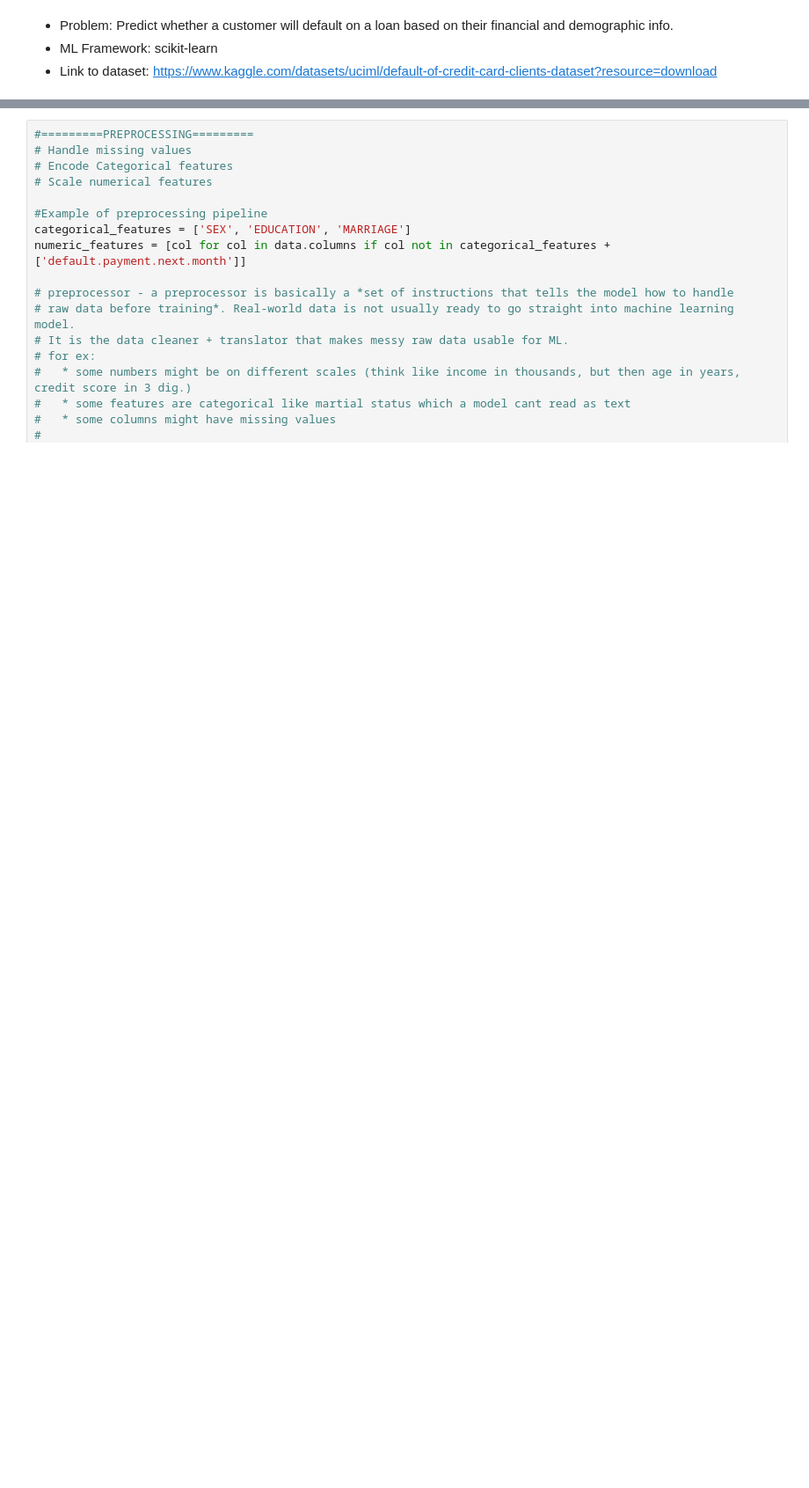
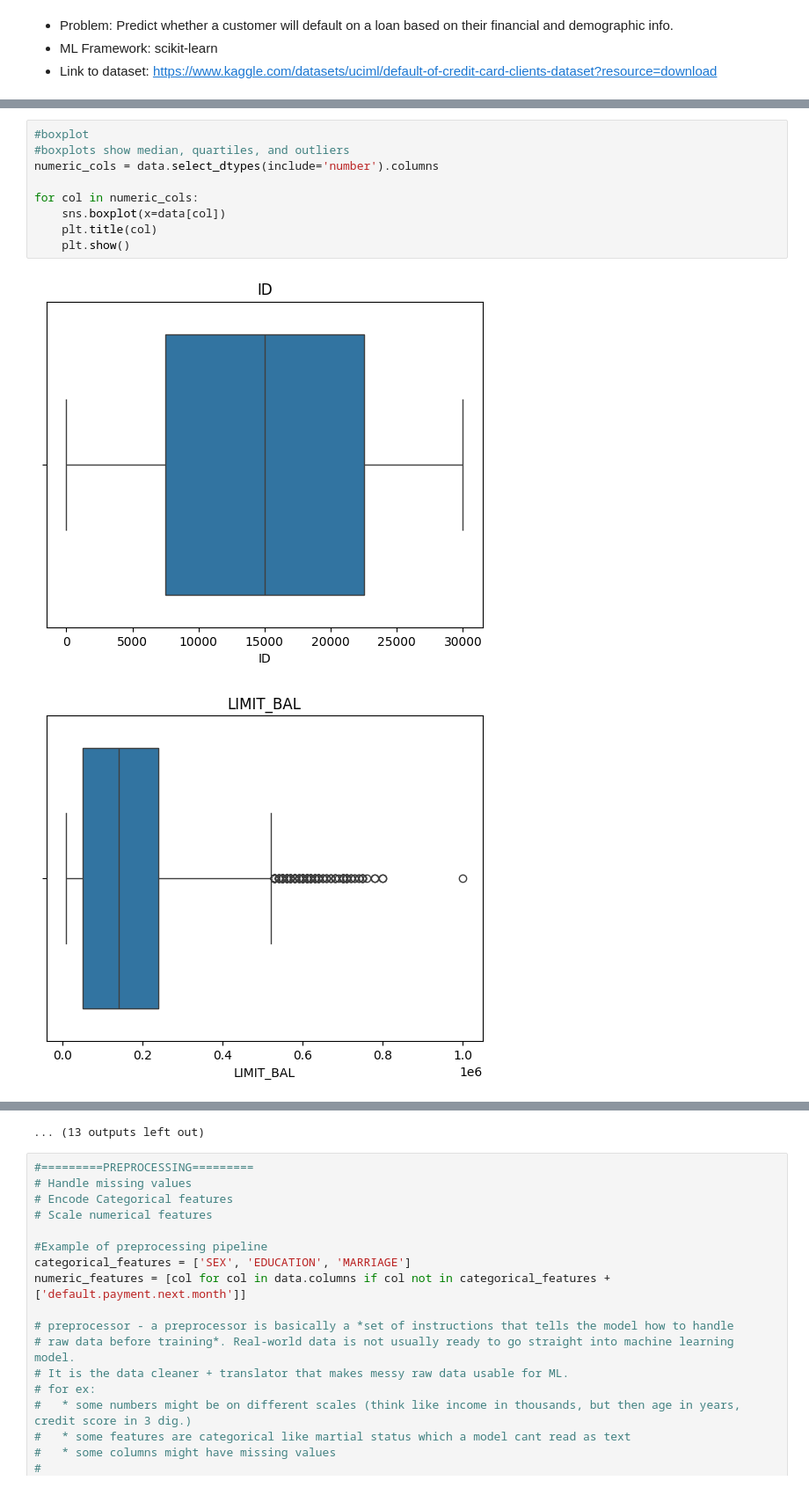
Before and after one commit to medinaisrael-17/credit_default_prediction, a Jupyter notebook: notebooks/credit_default.ipynb, the cells around one changed output, grey strips where cells are left out. Shown at 88% size. Cells and saved outputs as stored; diff of their text form; blank space fills up the shorter version.

```diff
--- a/notebooks/credit_default.ipynb
+++ b/notebooks/credit_default.ipynb
@@ -25,0 +70,12 @@ data.describe()
+# %%
+#boxplot
+#boxplots show median, quartiles, and outliers
+numeric_cols = data.select_dtypes(include='number').columns
+
+for col in numeric_cols:
+    sns.boxplot(x=data[col])
+    plt.title(col)
+    plt.show()
+# %% [output]
+[figure, added]
+[figure, added]
@@ -26,3 +92,4 @@ data.describe()
+... (13 outputs left out)
 # %%
 #=========PREPROCESSING=========
 # Handle missing values
```
Also changed, not shown: parts of 7 cells of this notebook.
